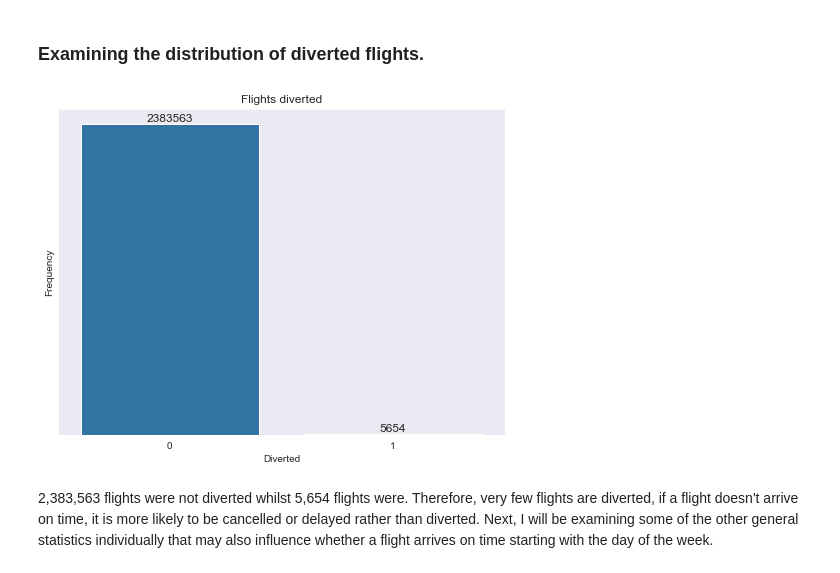
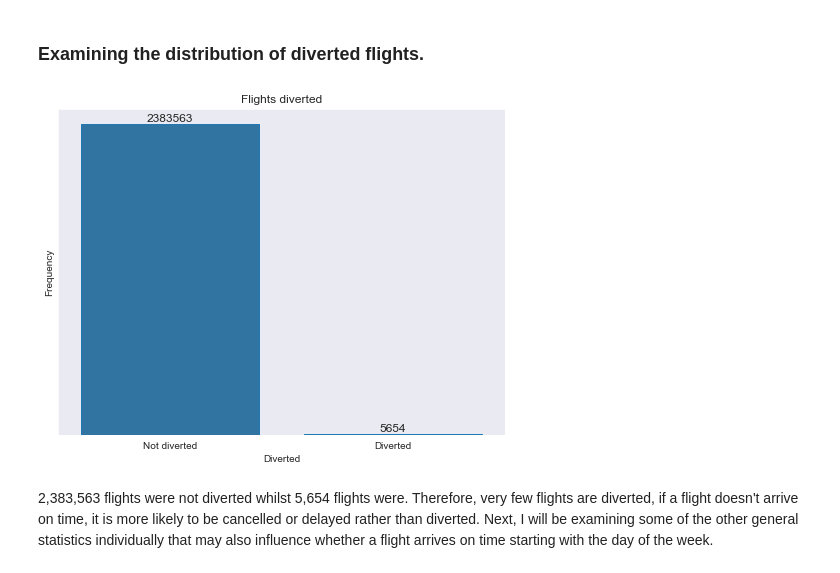
Before and after one commit to Vincentk-94/Communicate_data_findings, a Jupyter notebook: 2008 Flight Delays - Project.ipynb, the cells around one changed output. Cells and saved outputs as stored; diff of their text form; code cells hidden in the pictures.

```diff
--- a/2008 Flight Delays - Project.ipynb
+++ b/2008 Flight Delays - Project.ipynb
@@ -28,8 +28,12 @@ darkgrid()
 Try and motivate your exploration goals through this section.
 # %%
 # Load necessary csv files.
-flights = pd.read_csv('flights_2008.csv')
-airports = pd.read_csv('airports.csv')
+df_flights = pd.read_csv('flights_2008.csv')
+df_airports = pd.read_csv('airports.csv')
+# %%
+# Make copy of dataframes before cleaning
+flights = df_flights.copy()
+airports = df_airports.copy()
 # %%
 print('There are '+ str(flights.shape[0]) +' rows and ' + str(flights.shape[1]) + ' columns in this dataset.')
 # %% [output]
@@ -361,0 +364,3 @@ memory usage: 512.7+ MB
+# %%
+# convert delays to 1 and on time to 0
+flights['delayed'] = flights['dep_delay'].apply(lambda x: 1 if x>0 else 0)
@@ -451,0 +473,21 @@ A flight may also not be on time because it is delayed. Next, I will be examinin
+# %%
+# flights delayed count
+
+# Plot graph
+plt.figure(figsize=(8,6))
+
+x = sns.countplot(data=flights,x='delayed',color='brown')
+
+# Labels
+plt.xlabel('Delayed')
+plt.ylabel('Frequency')
+plt.yticks([])
+plt.title('Flight delays')
+x.set_xticklabels(['Not delayed','Delayed'])
+
+# percentage counts on bars
+delay_count = flights.delayed.value_counts()
+for i in range (delay_count.shape[0]):
+    count = delay_count[i]
+    pc_count= str(round(delay_count[i]/delay_count.sum()*100,1))+('%')
+    plt.text(i,count+40000,pc_count,ha='center',va='top',size=12);
@@ -547,24 +593,25 @@ The final reason why a flight may not arrive on time may be because it got diver
 # %%
 plt.figure(figsize=(8,6))
 
 # Plot barchart
-sns.countplot(data=flights,x='diverted')
+x = sns.countplot(data=flights,x='diverted',ec=base_colour)
 
 # labels
 ticks = np.arange(0,25e5+25e4,25e4)
 plt.yticks(ticks,['0','250K','500K','750K','1M','1.25M','1.5M','1.75M','2M','2.25M','2.5M'])
 plt.ylabel('Frequency')
 plt.yticks([])
 plt.xlabel('Diverted')
+x.set_xticklabels(['Not diverted','Diverted'])
 plt.title('Flights diverted')
 
 # value counts on bars
 diverted_count = flights.diverted.value_counts()
 for i in range (diverted_count.shape[0]):
     count = diverted_count[i]
     plt.text(i,count+80000,count,ha='center',va='top',size=12);
 # %% [output]
-[figure, old version]
+[figure, new version]
 # %% [markdown]
 2,383,563 flights were not diverted whilst 5,654 flights were. Therefore, very few flights are diverted, if a flight doesn't arrive on time, it is more likely to be cancelled or delayed rather than diverted. Next, I will be examining some of the other general statistics individually that may also influence whether a flight arrives on time starting with the day of the week.
 # %% [markdown]
```
Also changed, not shown: parts of 36 cells of this notebook.
